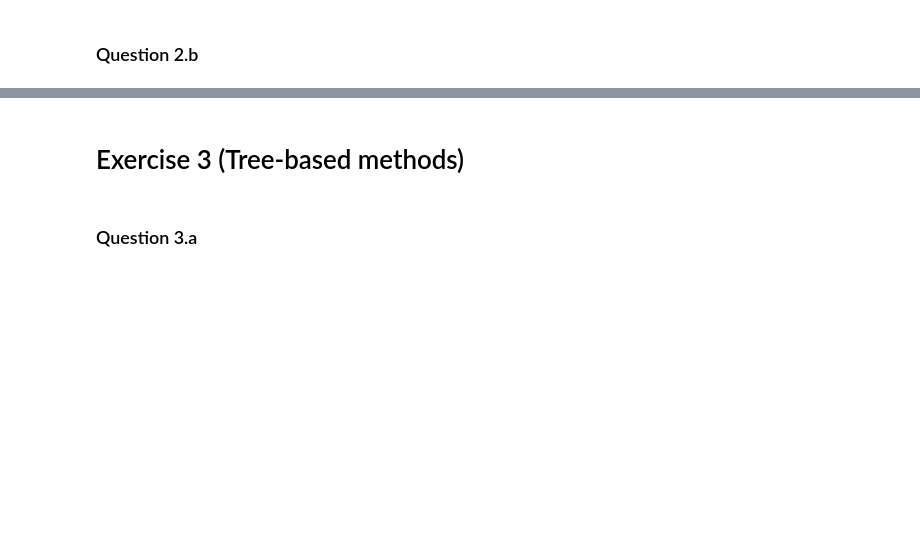
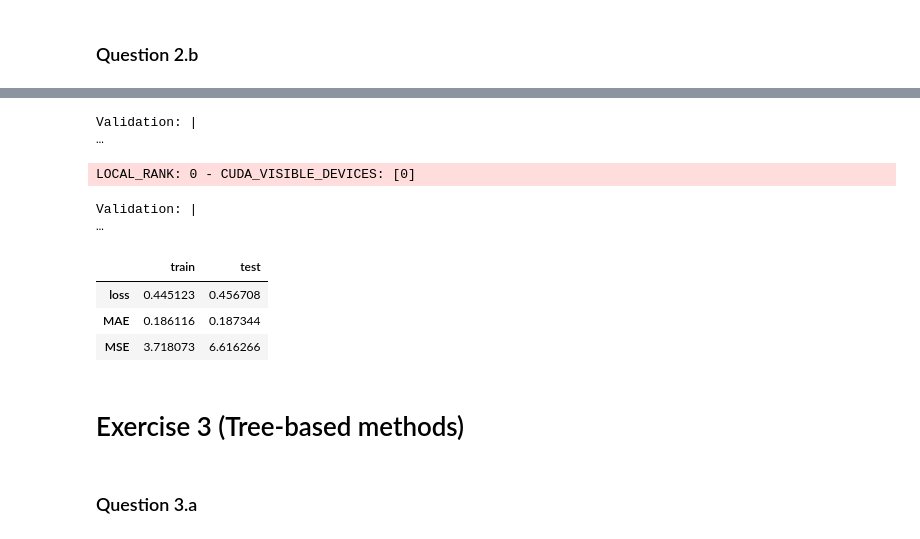
Before and after one commit to 10258392511/MLFIProjects, a Jupyter notebook: InsuranceClaimPred/assignment4_completed.ipynb, the cells around one changed output, grey strips where cells are left out. Cells and saved outputs as stored; diff of their text form; code cells hidden in the pictures; blank space fills up the shorter version.

```diff
--- a/InsuranceClaimPred/assignment4_completed.ipynb
+++ b/InsuranceClaimPred/assignment4_completed.ipynb
@@ -364,6 +385,7 @@ class ResBlock(nn.Module):
 
     def forward(self, x):
         x = self.net(x) + x
+#         x = self.net(x)
 
         return x
 
@@ -375,7 +397,7 @@ class MLP(nn.Module):
         """
         super().__init__()
         self.params = params
-        self.use_norm = self.params.get("use_norm", False)
+        self.use_norm = self.params.get("use_norm", True)
 
         layers = [
             nn.Linear(self.params["input_units"], self.params["hidden_units"]),
@@ -403,13 +425,13 @@ class MLP(nn.Module):
         return x_out.flatten()
 
 
-def compute_weighted_poisson_deviance(y_pred, y_in, eps=1e-6):
+def compute_weighted_poisson_deviance(y_pred, y_in):
     # y_pred: (B,), y: (B, 3)
     y = y_in[:, -1]
     weights = y_in[:, 0]
-    weights /= weights.sum()
-    loss = weights * 2 * (y_pred - y - y * torch.log(y_pred) + y * torch.log(y + eps))  # (B,)
-    loss = loss.sum()
+    log_y = torch.where(y > 0, torch.log(y), torch.zeros_like(y))
+    loss = weights * 2 * (y_pred - y - y * torch.log(y_pred) + y * log_y)  # (B,)
+    loss = loss.sum() / weights.sum()
 
     return loss
 
@@ -486,7 +508,7 @@ class InsuranceClaimLModule(pl.LightningModule):
         self.log("val_loss", loss, on_step=False, on_epoch=True, prog_bar=True, logger=True)
 
     def on_validation_epoch_end(self):
-        self.log_dict(self.val_metrics.compute())
+        self.log_dict(self.val_metrics.compute(), prog_bar=True)
         self.val_metrics.reset()
 
     def configure_optimizers(self):
@@ -521,0 +727,24 @@ def predict(trainer: pl.Trainer, pl_model: pl.LightningModule, data_module: pl.L
+# %%
+model_params = {
+   "input_units": X_iter.shape[1],
+    "num_layers": study.best_params["num_layers"],
+    "hidden_units": study.best_params["hidden_units"],
+}
+model = MLP(model_params)
+ckpt_filename = "submissions/epoch=11_val_MAE=1.873e-01.ckpt"
+pl_model = InsuranceClaimLModule.load_from_checkpoint(ckpt_filename, model=model, params=NN_TRAIN_CONFIG)
+train_metrics = trainer.validate(pl_model, train_loader, verbose=0)[0]
+test_metrics = trainer.validate(pl_model, test_loader, verbose=0)[0]
+
+def remove_prefix(metrics_dict: dict):
+    return {key.split("_")[1]: val for key, val in metrics_dict.items()}
+
+train_metrics = remove_prefix(train_metrics)
+test_metrics = remove_prefix(test_metrics)
+metrics_dict = {
+    "train": train_metrics,
+    "test": test_metrics,
+}
+metrics_df = pd.DataFrame(metrics_dict)
+metrics_df
+# %% [output]
@@ -522,3 +754,10 @@ def predict(trainer: pl.Trainer, pl_model: pl.LightningModule, data_module: pl.L
+Validation: |                                                                                                 …
+LOCAL_RANK: 0 - CUDA_VISIBLE_DEVICES: [0]
+Validation: |                                                                                                 …
+|  | train | test |
+| loss | 0.445123 | 0.456708 |
+| MAE | 0.186116 | 0.187344 |
+| MSE | 3.718073 | 6.616266 |
 # %% [markdown]
 # Exercise 3 (Tree-based methods)
 # %% [markdown]
```
Also changed, not shown: parts of 17 cells of this notebook, 4 other files.
